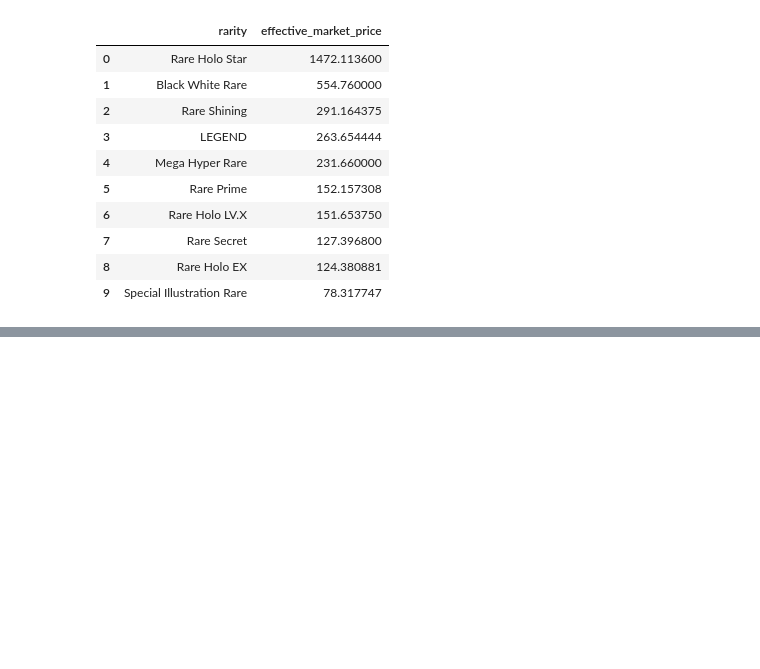
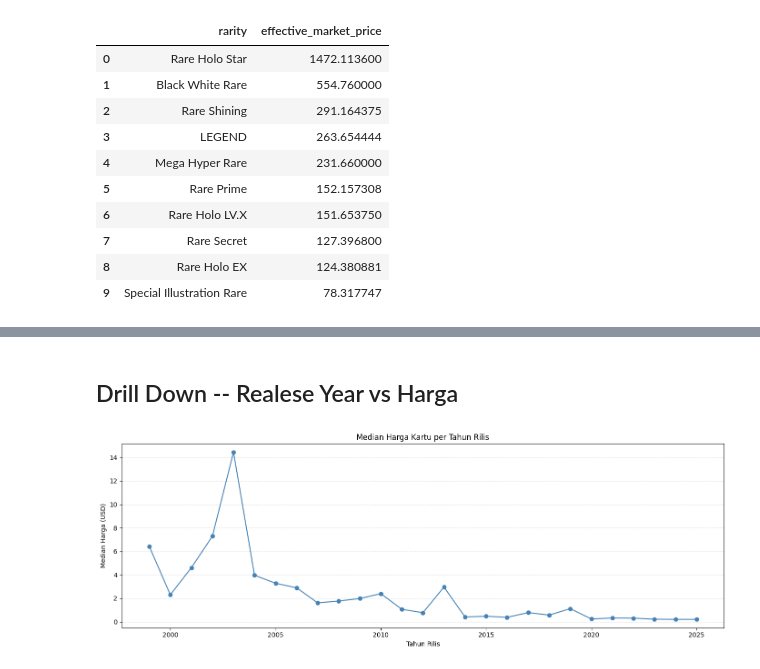
Before and after one commit to Bejochan/pokemon-card-value-analytic-tool, a Jupyter notebook: backend/notebooks/analitik_harga_kartu_pokemon.ipynb, the cells around one changed output, grey strips where cells are left out. Saved outputs shown, nothing was run; the diff lists cells and outputs as text; code cells hidden in the pictures; blank space fills up the shorter version.

```diff
--- a/backend/notebooks/analitik_harga_kartu_pokemon.ipynb
+++ b/backend/notebooks/analitik_harga_kartu_pokemon.ipynb
@@ -110,0 +486,21 @@ Passing `palette` without assigning `hue` is deprecated and will be removed in v
+# %% [markdown]
+## Drill Down -- Realese Year vs Harga
+# %%
+year_trend = (
+    df.dropna(subset=["release_year", "effective_market_price"])
+    .groupby("release_year")["effective_market_price"]
+    .median()
+    .reset_index()
+)
+
+plt.figure(figsize=(14, 5))
+plt.plot(year_trend["release_year"], year_trend["effective_market_price"],
+         marker="o", color="steelblue")
+plt.title("Median Harga Kartu per Tahun Rilis")
+plt.xlabel("Tahun Rilis")
+plt.ylabel("Median Harga (USD)")
+plt.grid(axis="y", linestyle="--", alpha=0.4)
+plt.tight_layout()
+plt.show()
+# %% [output]
+[figure, added]
```
Also changed, not shown: parts of 26 cells of this notebook, 1 other file.
